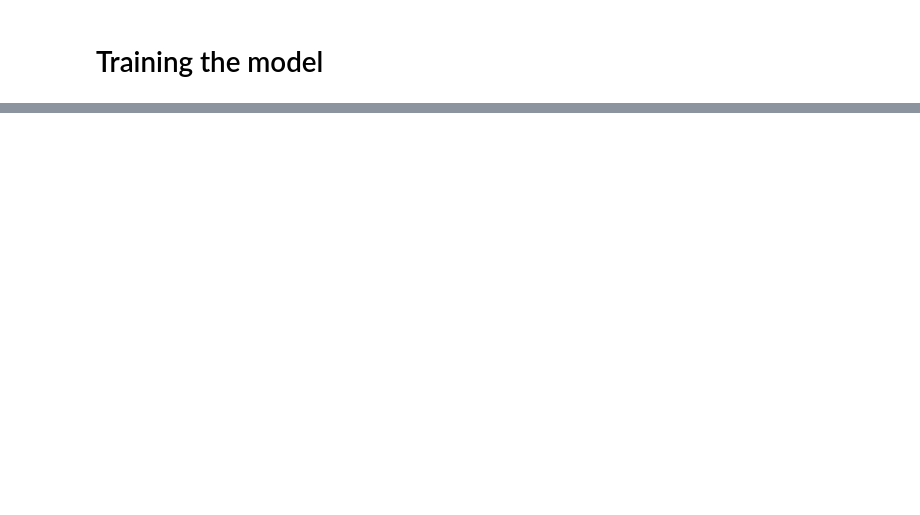
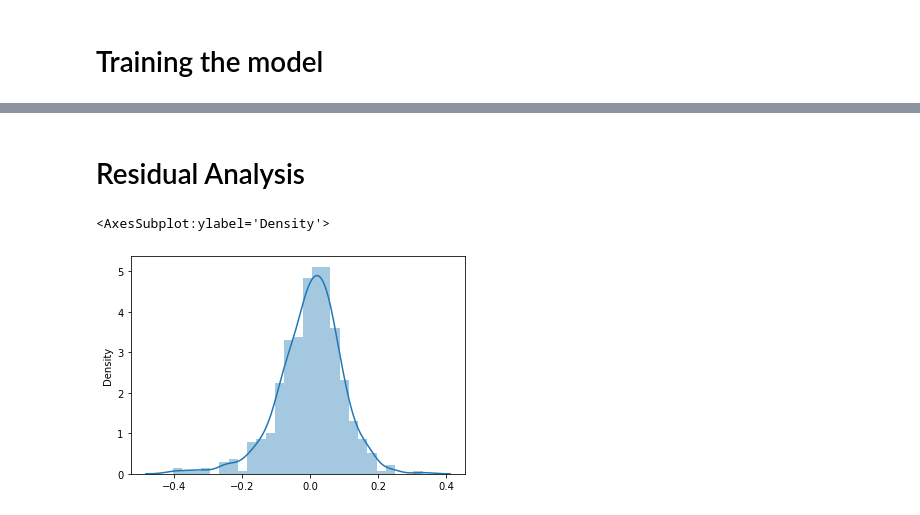
Before and after one commit to gautamjoshi1984/Bike_Sharing_MLR_Assignment, a Jupyter notebook: BikeSharing.ipynb, the cells around one changed output, grey strips where cells are left out. Saved outputs shown, nothing was run; the diff lists cells and outputs as text; code cells hidden in the pictures; blank space fills up the shorter version.

```diff
--- a/BikeSharing.ipynb
+++ b/BikeSharing.ipynb
@@ -392,0 +473,2 @@ Notes:
+# %%
+X_train_rfe,X_train_rfe_sm,final_model = rebuild_model_vif('weekday_6',X_train_rfe,y_train)
@@ -392,0 +493,2 @@ Notes:
+# %%
+X_train_rfe,X_train_rfe_sm,final_model = rebuild_model_vif('mnth_8',X_train_rfe,y_train)
@@ -392,0 +513,11 @@ Notes:
+# %% [markdown]
+# Residual Analysis
+# %%
+y_train_pred = final_model.predict(X_train_rfe_sm)
+# %%
+res = y_train-y_train_pred
+# %%
+sns.distplot(res)
+# %% [output]
+<AxesSubplot:ylabel='Density'>
+[figure, added]
```
Also changed, not shown: parts of 77 cells of this notebook.
